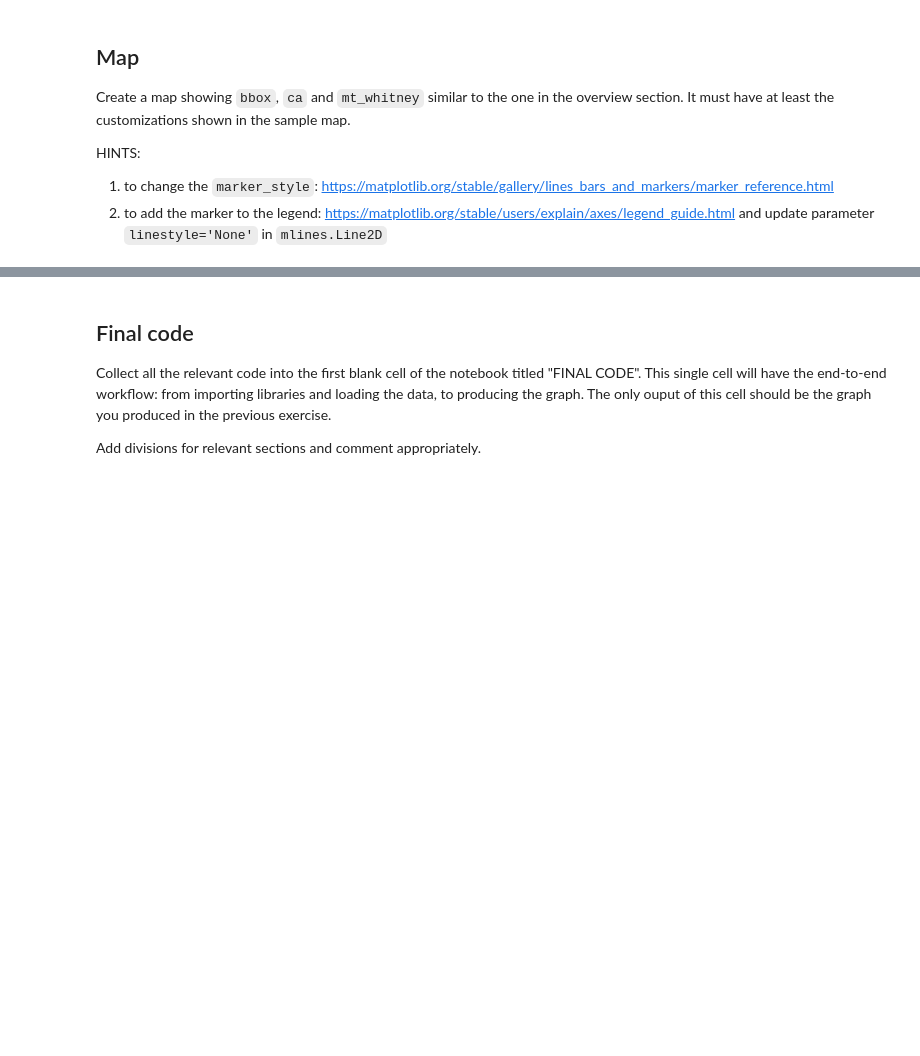
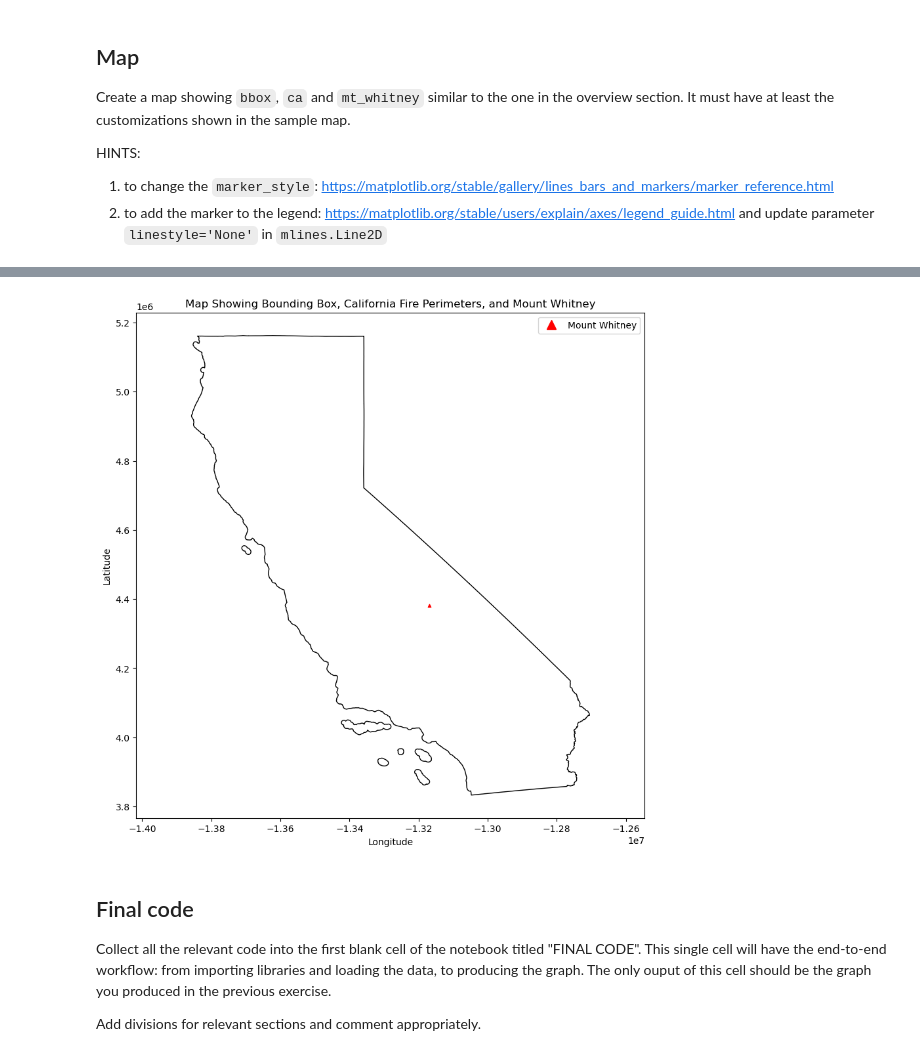
Before and after one commit to maxwellpatt/eds220-hwk-4, a Jupyter notebook: hwk4-task1-whitney-map.ipynb, the cells around one changed output, grey strips where cells are left out. Saved outputs shown, nothing was run; the diff lists cells and outputs as text; code cells hidden in the pictures; blank space fills up the shorter version.

```diff
--- a/hwk4-task1-whitney-map.ipynb
+++ b/hwk4-task1-whitney-map.ipynb
@@ -211,4 +187,30 @@ NameError: name 'mpatches' is not defined
 [figure]
+# %%
+fig, ax = plt.subplots(figsize=(10, 10))
+
+# Plotting California fire perimeters and bbox
+ca.plot(ax=ax, color='none', edgecolor='black', linewidth=1)  # California fire perimeters
+bbox.plot(ax=ax, color='none', edgecolor='blue', linestyle='--', linewidth=2)  # Bounding box
+
+# Plotting Mount Whitney with a custom marker
+mt_whitney.plot(ax=ax, color='red', marker='^', markersize=10, label='Mount Whitney')
+
+# Customizing the legend
+whitney_legend = Line2D([0], [0], color='red', marker='^', markersize=10, label='Mount Whitney', linestyle='None')
+ax.legend(handles=[whitney_legend])
+
+# Setting title and labels
+ax.set_title("Map Showing Bounding Box, California Fire Perimeters, and Mount Whitney")
+ax.set_xlabel("Longitude")
+ax.set_ylabel("Latitude")
+
+# Adjust the aspect ratio
+ax.set_aspect('equal', adjustable='datalim')
+
+# Show the plot
+plt.show()
+# %% [output]
+[figure, added]
 # %% [markdown]
 ## Final code
 Collect all the relevant code into the first blank cell of the notebook titled "FINAL CODE". This single cell will have the end-to-end workflow: from importing libraries and loading the data, to producing the graph. The only ouput of this cell should be the graph you produced in the previous exercise.
```
Also changed, not shown: parts of 6 cells of this notebook.
